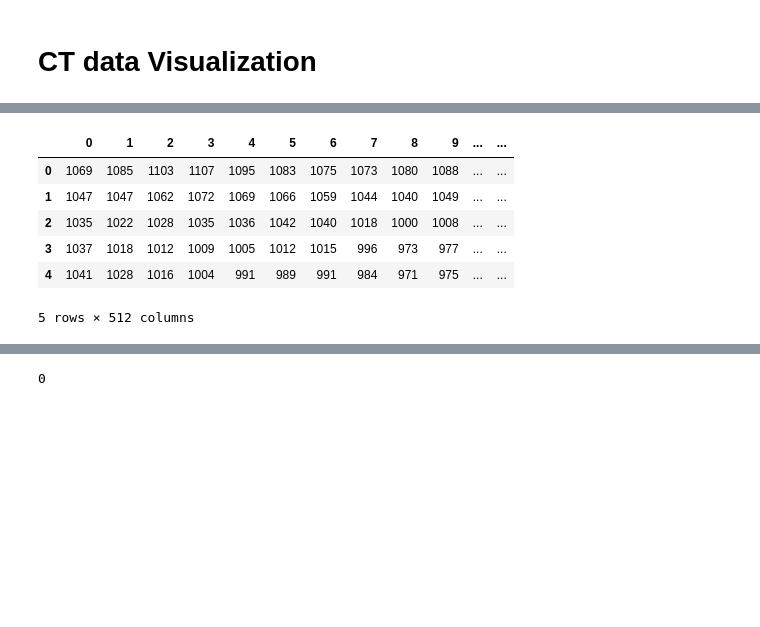
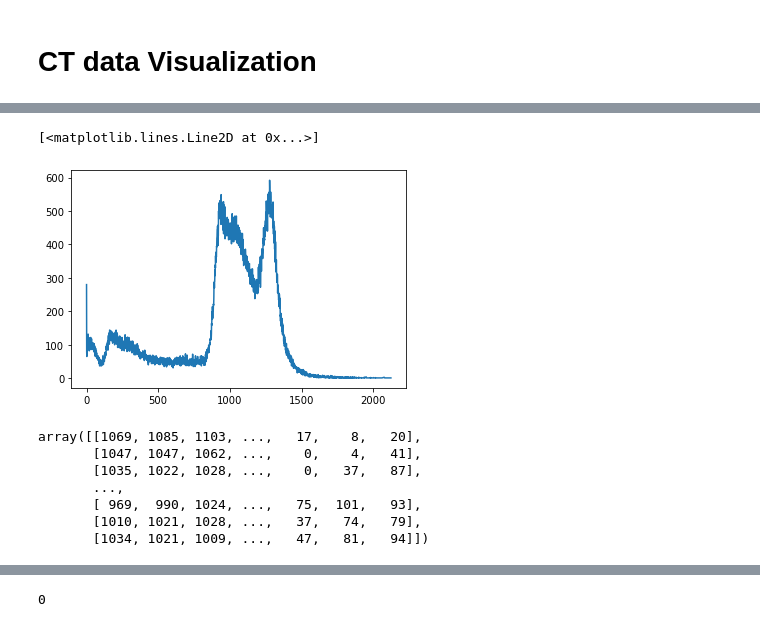
Before and after one commit to tdhawale/Interactive_Data_Visualization, a Jupyter notebook: Assignment Number 2/Assignment2.ipynb, the cells around one changed output, grey strips where cells are left out. Drawn from its saved outputs; the diff is of its cells as text; code cells hidden in the pictures; blank space fills up the shorter version.

```diff
--- a/Assignment Number 2/Assignment2.ipynb
+++ b/Assignment Number 2/Assignment2.ipynb
@@ -34,0 +66,33 @@ img = pd.DataFrame(np.asanyarray(ct).reshape(512,512))
+# %%
+ct = []
+sum = 0
+val_min = 0
+val_max = 0
+hist = {}
+with open('slice150.raw' , 'rb') as f :
+    while True :
+        data = f.read(2)
+        if not data :
+            break
+        val = int.from_bytes(data , byteorder='little')
+        ct.append(val)
+        # Calculating the sum to determine mean
+        sum = sum + val
+        # Calculating the minimum value in the data set without using built function
+        if val < val_min:
+            val_min = val
+        # Calculating the maximum value in the data set without using built function
+        if val > val_max:
+            val_max = val
+        if val in hist.keys():
+            hist[val] += 1
+        else :
+            hist[val] = 1
+
+#Converting the data set into an array
+# img = pd.DataFrame(np.asanyarray(ct).reshape(512 , 512))
+img = np.asanyarray(ct).reshape(512 , 512)
+# %%
+from collections import OrderedDict
+hist1 = OrderedDict(sorted(hist.items()))
+hist1
@@ -35,10 +117,17 @@ img = pd.DataFrame(np.asanyarray(ct).reshape(512,512))
+# %%
+keys = np.array( np.fromiter(hist1.keys() , dtype = float))
+vals = np.array(np.fromiter(hist1.values() , dtype = float))
+plt.plot( keys, vals)
+# %% [output]
+[<matplotlib.lines.Line2D at 0x...>]
+[figure, added]
 # %%
-img.head()
+img
 # %% [output]
-|  | 0 | 1 | 2 | 3 | 4 | 5 | 6 | 7 | 8 | 9 | ... | ... |
-| 0 | 1069 | 1085 | 1103 | 1107 | 1095 | 1083 | 1075 | 1073 | 1080 | 1088 | ... | ... |
-| 1 | 1047 | 1047 | 1062 | 1072 | 1069 | 1066 | 1059 | 1044 | 1040 | 1049 | ... | ... |
-| 2 | 1035 | 1022 | 1028 | 1035 | 1036 | 1042 | 1040 | 1018 | 1000 | 1008 | ... | ... |
-| 3 | 1037 | 1018 | 1012 | 1009 | 1005 | 1012 | 1015 | 996 | 973 | 977 | ... | ... |
-| 4 | 1041 | 1028 | 1016 | 1004 | 991 | 989 | 991 | 984 | 971 | 975 | ... | ... |
-5 rows × 512 columns
+array([[1069, 1085, 1103, ...,   17,    8,   20],
+       [1047, 1047, 1062, ...,    0,    4,   41],
+       [1035, 1022, 1028, ...,    0,   37,   87],
+       ...,
+       [ 969,  990, 1024, ...,   75,  101,   93],
+       [1010, 1021, 1028, ...,   37,   74,   79],
+       [1034, 1021, 1009, ...,   47,   81,   94]])
```
Also changed, not shown: parts of 24 cells of this notebook, 8 other files.
